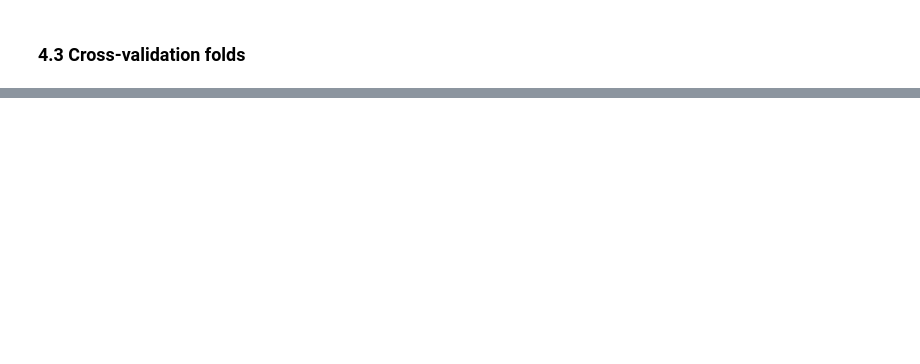
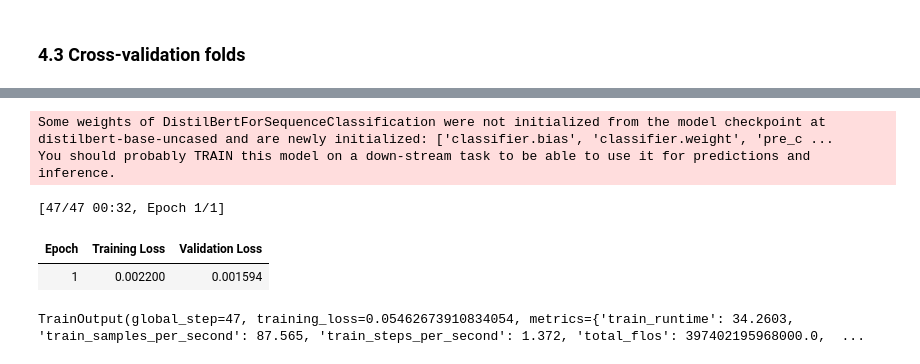
Before and after one commit to medhaaga/ML-tutorials, a Jupyter notebook: ParallelProcessing.ipynb, the cells around one changed output, grey strips where cells are left out. Saved outputs shown, nothing was run; the diff lists cells and outputs as text; code cells hidden in the pictures; blank space fills up the shorter version.

```diff
--- a/ParallelProcessing.ipynb
+++ b/ParallelProcessing.ipynb
@@ -489,0 +655,22 @@ plt.title("Nadaraya-Watson Performance vs. Bandwidth")
+# %%
+from transformers import AutoModelForSequenceClassification, Trainer, TrainingArguments, AutoTokenizer
+from datasets import load_dataset
+import torch
+
+# Load IMDb (binary classification)
+imdb_dataset = load_dataset("imdb")
+train_data = imdb_dataset["train"].shuffle(seed=42).select(range(4000))
+tokenizer = AutoTokenizer.from_pretrained("distilbert-base-uncased")
+
+def tokenize(batch):
+    return tokenizer(batch["text"], padding="max_length", truncation=True)
+
+encoded = imdb_dataset.map(tokenize, batched=True)
+encoded.set_format("torch", columns=["input_ids", "attention_mask", "label"])
+# %% [output]
+Some weights of DistilBertForSequenceClassification were not initialized from the model checkpoint at distilbert-base-uncased and are newly initialized: ['classifier.bias', 'classifier.weight', 'pre_c ...
+You should probably TRAIN this model on a down-stream task to be able to use it for predictions and inference.
+[47/47 00:32, Epoch 1/1]
+| Epoch | Training Loss | Validation Loss |
+| 1 | 0.002200 | 0.001594 |
+TrainOutput(global_step=47, training_loss=0.05462673910834054, metrics={'train_runtime': 34.2603, 'train_samples_per_second': 87.565, 'train_steps_per_second': 1.372, 'total_flos': 397402195968000.0,  ...
```
Also changed, not shown: parts of 21 cells of this notebook, 1 other file.
